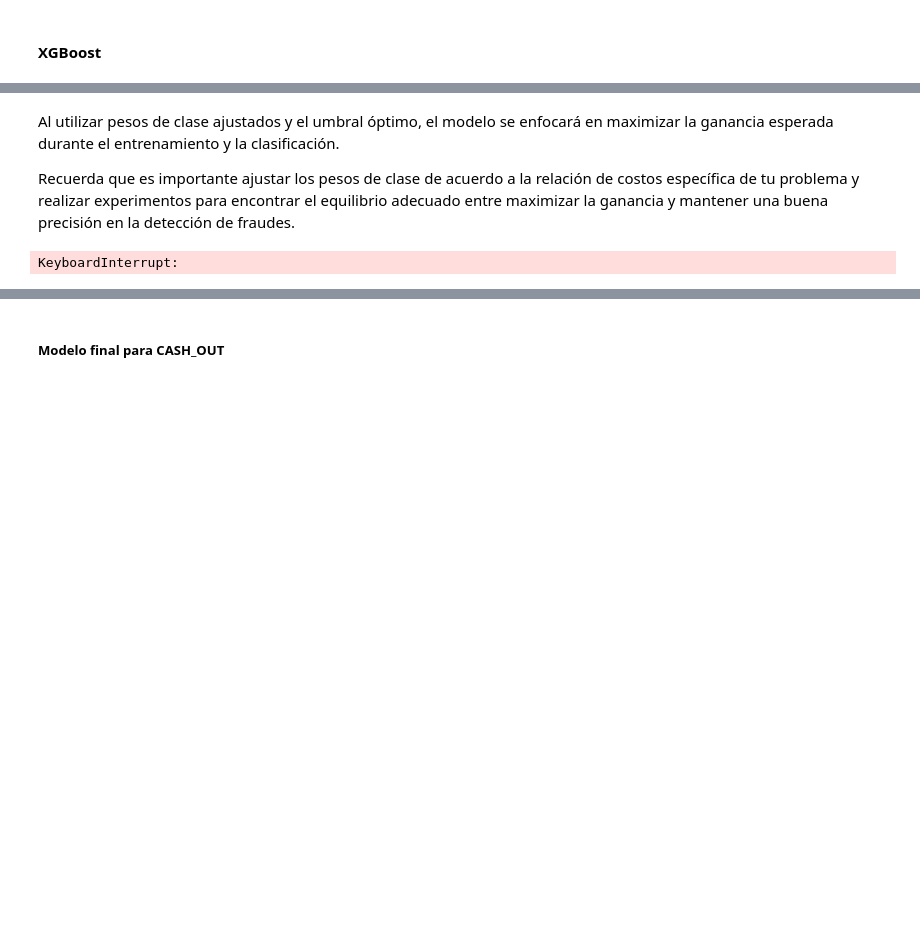
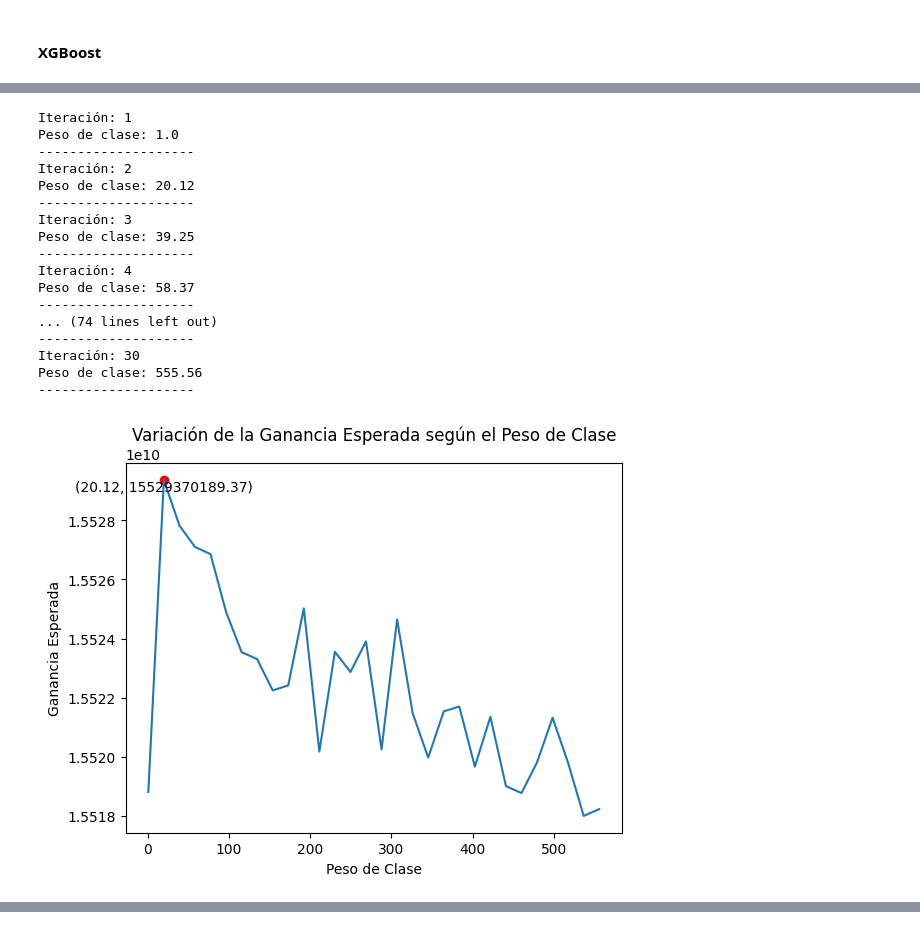
Before and after one commit to raczki/AMq1_TP, a Jupyter notebook: TP_Raczkowski.ipynb, the cells around one changed output, grey strips where cells are left out. Drawn from its saved outputs; the diff is of its cells as text; code cells hidden in the pictures; blank space fills up the shorter version.

```diff
--- a/TP_Raczkowski.ipynb
+++ b/TP_Raczkowski.ipynb
@@ -819,74 +1032,93 @@ y = data['isFraud']
-# %%
-# Dividir los datos en conjuntos de entrenamiento y prueba
-X_train, X_test, y_train, y_test = train_test_split(X, y, test_size=0.2, random_state=42)
-# %% [markdown]
-Al utilizar pesos de clase ajustados y el umbral óptimo, el modelo se enfocará en maximizar la ganancia esperada durante el entrenamiento y la clasificación.
-
-Recuerda que es importante ajustar los pesos de clase de acuerdo a la relación de costos específica de tu problema y realizar experimentos para encontrar el equilibrio adecuado entre maximizar la ganancia y mantener una buena precisión en la detección de fraudes.
 # %%
 # Definir los diferentes pesos para ajustar el equilibrio de clases
-weights = [1, 5, 10, 20]
+# Probé primero con valores hasta el inverso del desequilibrio de clase, pero con pesos mayores a 10 la ganancia solo cae
+desbalance = 1/0.0018
+weights = np.linspace(1, desbalance, 30)
+# weights = np.linspace(1, 10, 20)
+weights = np.round(weights, decimals=2)
 profits = []
-accuracy_scores = []
 precision_scores = []
 recall_scores = []
 f1_scores = []
 
+warnings.filterwarnings("ignore", category=ConvergenceWarning)
 # Iterar sobre los diferentes pesos de clase
-for weight in weights:
-    # Calcular los pesos de clase
-    class_weights = {1: weight} # Itero los distintos pesos para la clase fraude, por default se le asigna un peso de 1 a la clase no fraude
+for i, weight in enumerate(weights):
+    # Itero los distintos pesos para la clase fraude, por default se le asigna un peso de 1 a la clase no fraude
+    class_weights = {0: 1, 1: weight}
 
     # Crear y entrenar el modelo con los pesos de clase modificados
-    model = RandomForestClassifier(n_estimators=100, random_state=42, class_weight=class_weights)
-    model.fit(X_train, y_train)
+    model = xgb.XGBClassifier(random_state=42, scale_pos_weight=weight)
+    model.fit(X_train_sc, y_train)
 
     # Realizar predicciones en el conjunto de prueba
-    y_pred = model.predict(X_test)
+    y_pred = model.predict(X_test_sc)
 
     # Calcular las métricas de evaluación
-    accuracy = accuracy_score(y_test, y_pred)
     precision = precision_score(y_test, y_pred)
     recall = recall_score(y_test, y_pred)
     f1 = f1_score(y_test, y_pred)
     tn, fp, fn, tp = confusion_matrix(y_test, y_pred).ravel()
 
-    accuracy_scores.append(accuracy)
+    #accuracy_scores.append(accuracy)
     precision_scores.append(precision)
     recall_scores.append(recall)
     f1_scores.append(f1)
 
     # Calcular las ganancias utilizando los porcentajes de ganancia y pérdida definidos
-    total_transactions = len(y_test)
-    fraud_transactions = tp + fn
-    approved_transactions = tn + fp
-    profit = (approved_transactions * 0.2 * X_test['amount'].sum()) - (fraud_transactions * X_test['amount'].sum())
+    results = X_test.copy()
+    results['y_pred'] = y_pred
+    results['y_test'] = y_test
+    results['TP'] = np.where((results['y_pred'] == 1) & (results['y_test'] == 1), 1, 0)
+    results['TN'] = np.where((results['y_pred'] == 0) & (results['y_test'] == 0), 1, 0)
+    results['FP'] = np.where((results['y_pred'] == 1) & (results['y_test'] == 0), 1, 0)
+    results['FN'] = np.where((results['y_pred'] == 0) & (results['y_test'] == 1), 1, 0)
+    profit = (0.2 * results.loc[results['TN'] == 1, 'amount'].sum()) - results.loc[results['FN'] == 1, 'amount'].sum()
     profits.append(profit)
 
     # Imprimir los resultados
+    print("Iteración:", i+1)
     print("Peso de clase:", weight)
-    print("Precision:", precision)
-    print("Recall:", recall)
-    print("F1 Score:", f1)
-    print("Ganancia:", profit)
+    # print(classification_report(y_test,y_pred))
     print("--------------------")
 
 # Gráfico de ganancias
-plt.bar(weights, profits)
+max_index = profits.index(max(profits))
+plt.plot(weights, profits)
+plt.scatter(weights[max_index], profits[max_index], color='red', marker='o')
 plt.xlabel('Peso de Clase')
 plt.ylabel('Ganancia Esperada')
 plt.title('Variación de la Ganancia Esperada según el Peso de Clase')
+plt.annotate(f'({weights[max_index]}, {profits[max_index]:.2f})', xy=(weights[max_index], profits[max_index]),
+             xytext=(weights[max_index], profits[max_index]-50),
+             ha='center', va='top')
 plt.show()
 
 # Gráfico de métricas
-plt.plot(weights, accuracy_scores, label='Accuracy')
 plt.plot(weights, precision_scores, label='Precision')
 plt.plot(weights, recall_scores, label='Recall')
 plt.plot(weights, f1_scores, label='F1-score')
 plt.xlabel('Peso de Clase')
 plt.ylabel('Valor de la Métrica')
 plt.title('Métricas de Evaluación para cada Peso de Clase')
 plt.legend()
 plt.show()
 # %% [output]
-KeyboardInterrupt:
+Iteración: 1
+Peso de clase: 1.0
+--------------------
+Iteración: 2
+Peso de clase: 20.12
+--------------------
+Iteración: 3
+Peso de clase: 39.25
+--------------------
+Iteración: 4
+Peso de clase: 58.37
+--------------------
+... (74 lines left out)
+--------------------
+Iteración: 30
+Peso de clase: 555.56
+--------------------
+[figure, added]
@@ -893,2 +1125,0 @@ KeyboardInterrupt:
-# %% [markdown]
-##### Modelo final para CASH_OUT
```
Also changed, not shown: parts of 15 cells of this notebook.
